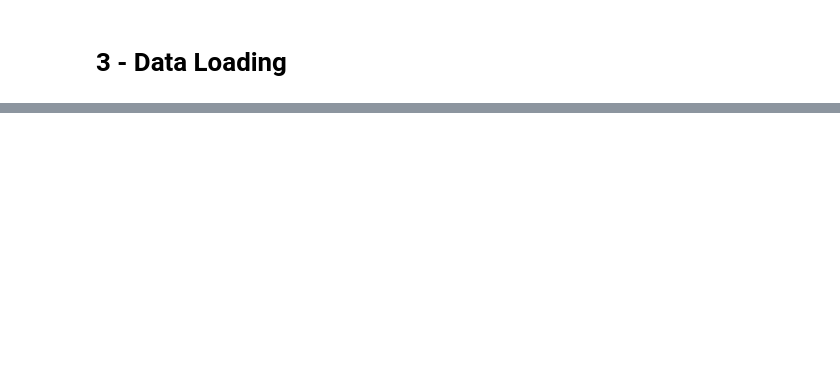
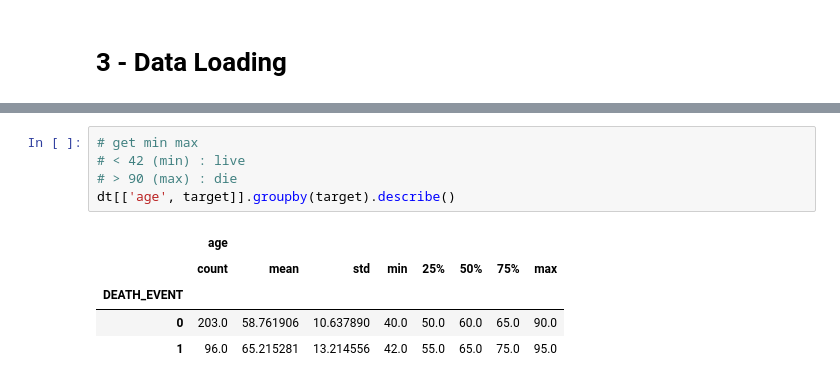
Before and after one commit to jasonrichdarmawan/p1-g3, a Jupyter notebook: h8dsft_P1G3_jason_rich_darmawan_onggo_putra.ipynb, the cells around one changed output, grey strips where cells are left out. Drawn from its saved outputs; the diff is of its cells as text; blank space fills up the shorter version.

```diff
--- a/h8dsft_P1G3_jason_rich_darmawan_onggo_putra.ipynb
+++ b/h8dsft_P1G3_jason_rich_darmawan_onggo_putra.ipynb
@@ -60,0 +220,11 @@ dt
+# %%
+# get min max
+# < 42 (min) : live
+# > 90 (max) : die
+dt[['age', target]].groupby(target).describe()
+# %% [output]
+|  | age |  |  |  |  |  |  |  |
+|  | count | mean | std | min | 25% | 50% | 75% | max |
+| DEATH_EVENT |  |  |  |  |  |  |  |  |
+| 0 | 203.0 | 58.761906 | 10.637890 | 40.0 | 50.0 | 60.0 | 65.0 | 90.0 |
+| 1 | 96.0 | 65.215281 | 13.214556 | 42.0 | 55.0 | 65.0 | 75.0 | 95.0 |
```
Also changed, not shown: parts of 26 cells of this notebook, 1 other file.
